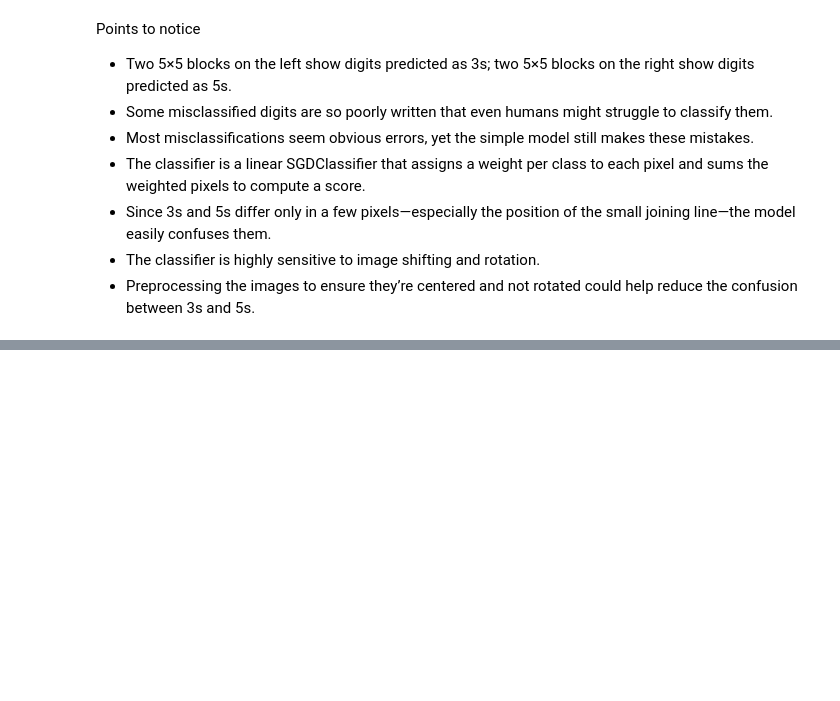
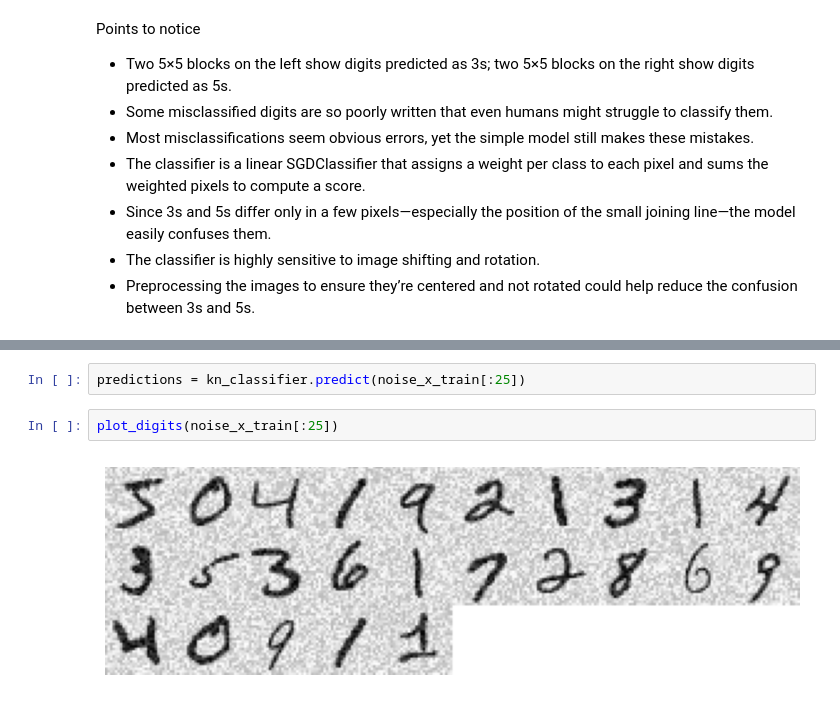
Before and after one commit to ArunNegi112/Machine_Learning, a Jupyter notebook: 3_Classification/2_Multiclass_classification.ipynb, the cells around one changed output, grey strips where cells are left out. Drawn from its saved outputs; the diff is of its cells as text; blank space fills up the shorter version.

```diff
--- a/3_Classification/2_Multiclass_classification.ipynb
+++ b/3_Classification/2_Multiclass_classification.ipynb
@@ -327,0 +415,6 @@ Points to notice
+# %%
+predictions = kn_classifier.predict(noise_x_train[:25])
+# %%
+plot_digits(noise_x_train[:25])
+# %% [output]
+[figure, added]
```
Also changed, not shown: parts of 14 cells of this notebook.
